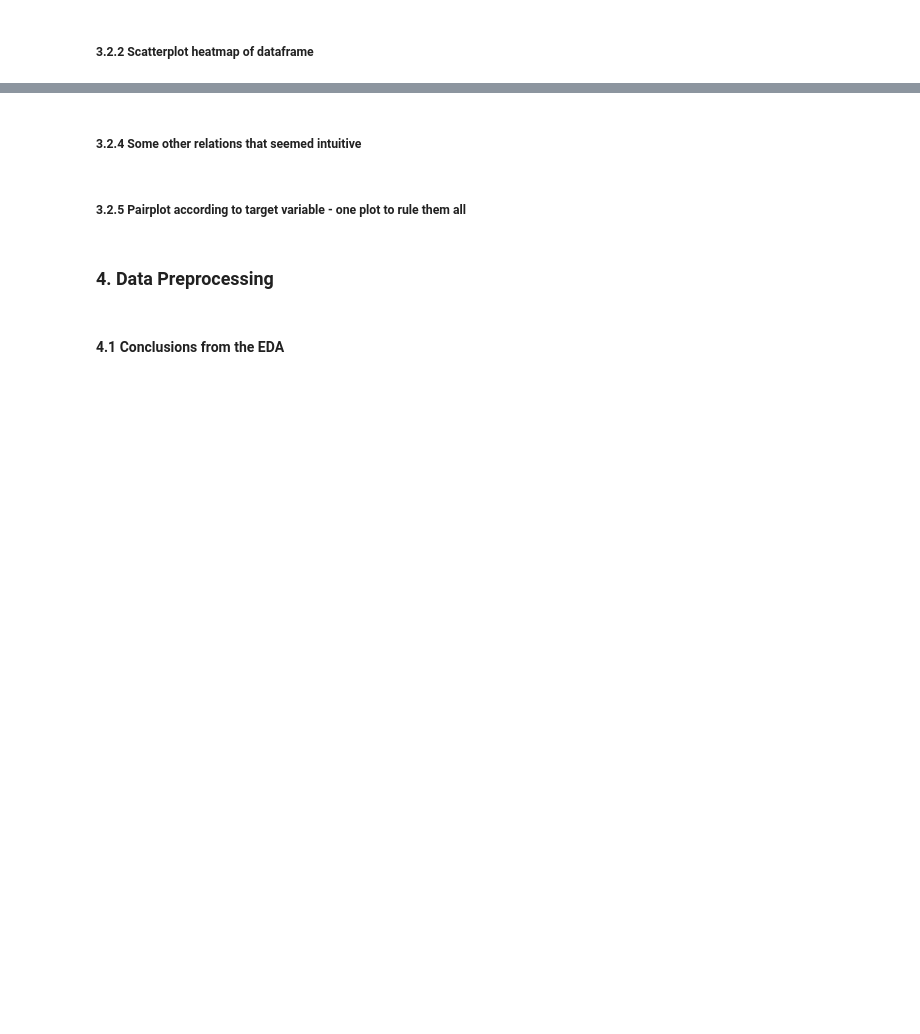
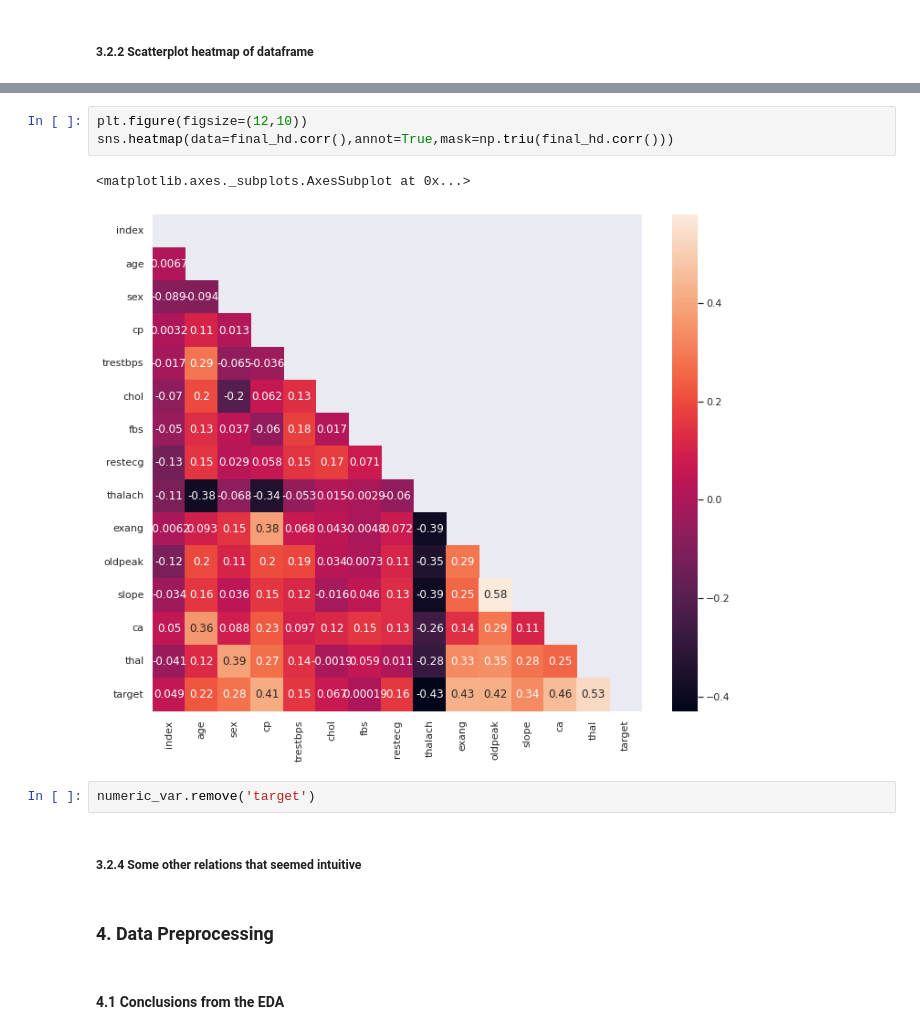
Before and after one commit to mahmoudmoe84/ML_Proejcts, a Jupyter notebook: Heart Attack Template/Heart_Attack_Project_Zero.ipynb, the cells around one changed output, grey strips where cells are left out. Saved outputs shown, nothing was run; the diff lists cells and outputs as text; blank space fills up the shorter version.

```diff
--- a/Heart Attack Template/Heart_Attack_Project_Zero.ipynb
+++ b/Heart Attack Template/Heart_Attack_Project_Zero.ipynb
@@ -637,7 +645,13 @@ plt.show()
+# %%
+plt.figure(figsize=(12,10))
+sns.heatmap(data=final_hd.corr(),annot=True,mask=np.triu(final_hd.corr()))
+# %% [output]
+<matplotlib.axes._subplots.AxesSubplot at 0x...>
+[figure, added]
+# %%
+numeric_var.remove('target')
 # %% [markdown]
 ##### 3.2.4 Some other relations that seemed intuitive
-# %% [markdown]
-##### 3.2.5 Pairplot according to target variable - one plot to rule them all
 # %% [markdown]
 ### 4. Data Preprocessing <a id=11></a>
 # %% [markdown]
```
Also changed, not shown: parts of 55 cells of this notebook, 3 other files.
